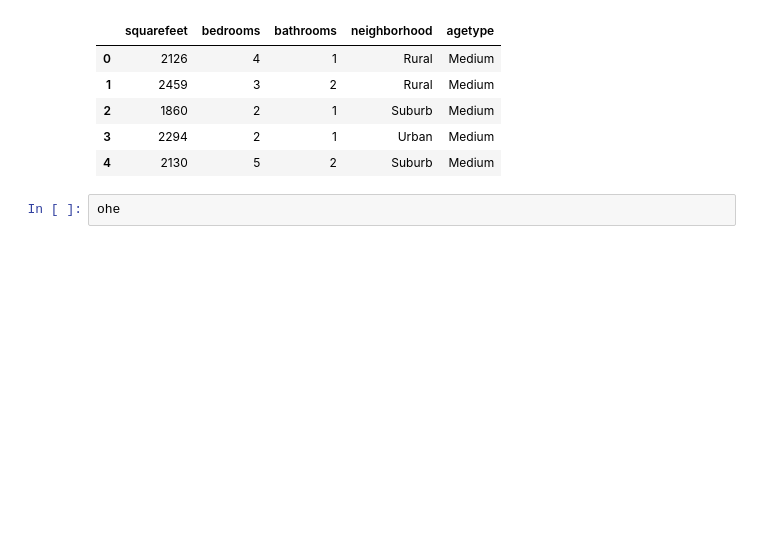
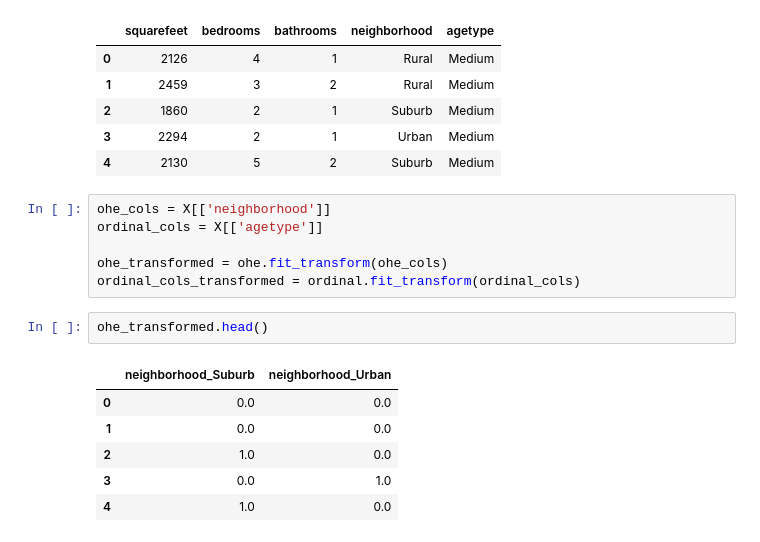
Before and after one commit to atharvadhumal03/HousePricePredictor-Regression, a Jupyter notebook: RegressionModel.ipynb, the cells around one changed output. Drawn from its saved outputs; the diff is of its cells as text; blank space fills up the shorter version.

```diff
--- a/RegressionModel.ipynb
+++ b/RegressionModel.ipynb
@@ -199,4 +199,17 @@ X.head()
 | 3 | 2294 | 2 | 1 | Urban | Medium |
 | 4 | 2130 | 5 | 2 | Suburb | Medium |
 # %%
-ohe
+ohe_cols = X[['neighborhood']]
+ordinal_cols = X[['agetype']]
+
+ohe_transformed = ohe.fit_transform(ohe_cols)
+ordinal_cols_transformed = ordinal.fit_transform(ordinal_cols)
+# %%
+ohe_transformed.head()
+# %% [output]
+|  | neighborhood_Suburb | neighborhood_Urban |
+| 0 | 0.0 | 0.0 |
+| 1 | 0.0 | 0.0 |
+| 2 | 1.0 | 0.0 |
+| 3 | 0.0 | 1.0 |
+| 4 | 1.0 | 0.0 |
```
Also changed, not shown: parts of 6 cells of this notebook.
